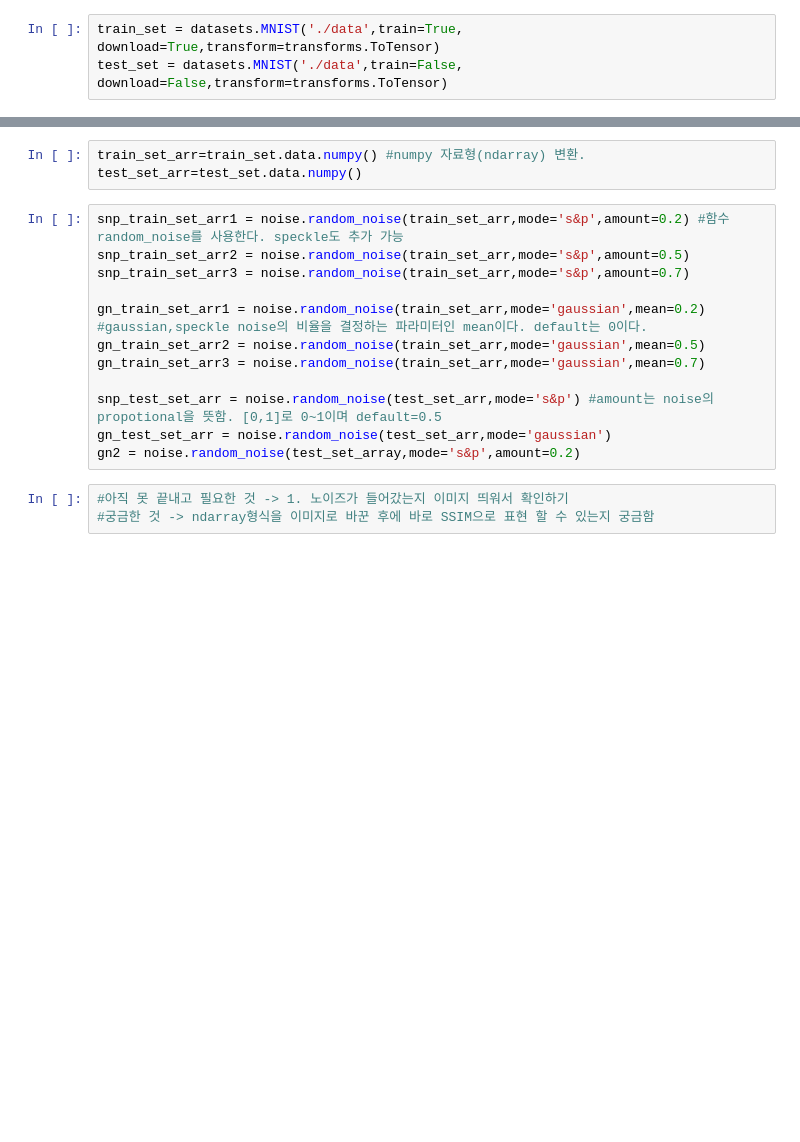
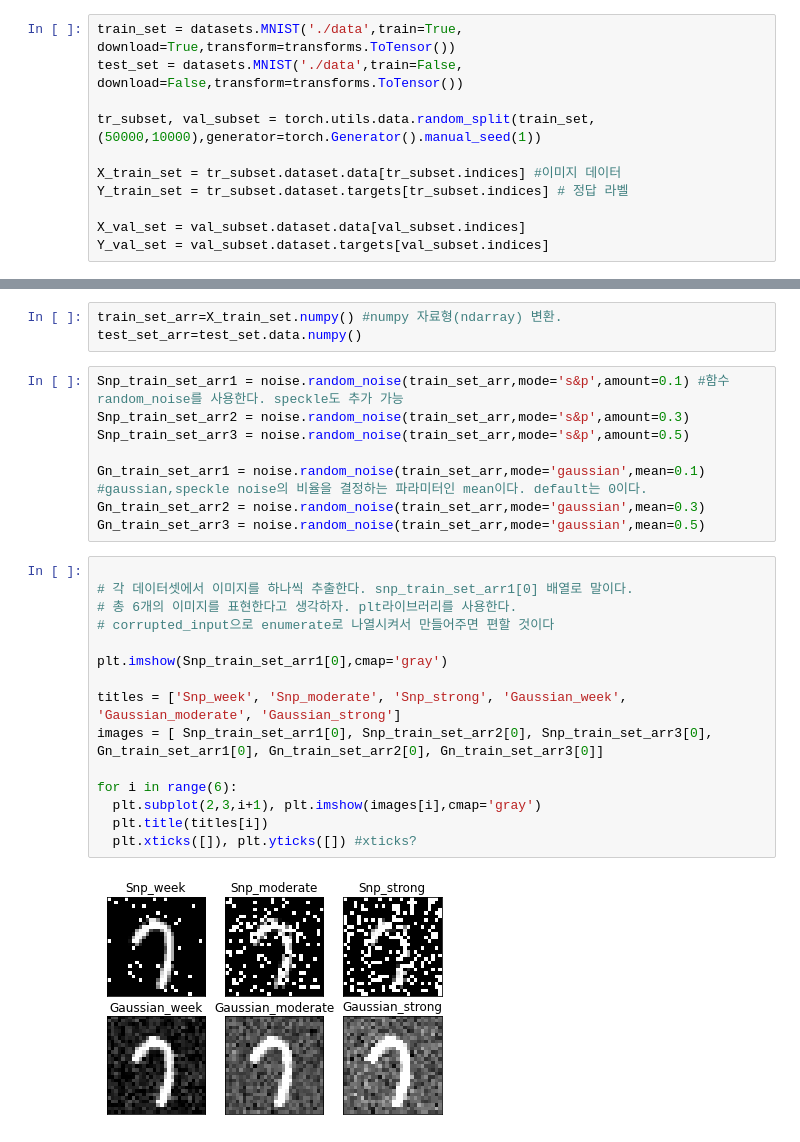
Before and after one commit to wonjae124/2021_Lab_project, a Jupyter notebook: AddNoise.ipynb, the cells around one changed output, grey strips where cells are left out. Drawn from its saved outputs; the diff is of its cells as text; blank space fills up the shorter version.

```diff
--- a/AddNoise.ipynb
+++ b/AddNoise.ipynb
@@ -6,3 +9,11 @@ from torchvision import datasets, transforms
 # %%
-train_set = datasets.MNIST('./data',train=True, download=True,transform=transforms.ToTensor)
-test_set = datasets.MNIST('./data',train=False, download=False,transform=transforms.ToTensor)
+train_set = datasets.MNIST('./data',train=True, download=True,transform=transforms.ToTensor())
+test_set = datasets.MNIST('./data',train=False, download=False,transform=transforms.ToTensor())
+
+tr_subset, val_subset = torch.utils.data.random_split(train_set,(50000,10000),generator=torch.Generator().manual_seed(1))
+
+X_train_set = tr_subset.dataset.data[tr_subset.indices] #이미지 데이터
+Y_train_set = tr_subset.dataset.targets[tr_subset.indices] # 정답 라벨
+
+X_val_set = val_subset.dataset.data[val_subset.indices]
+Y_val_set = val_subset.dataset.targets[val_subset.indices]
@@ -9,18 +36,28 @@ test_set = datasets.MNIST('./data',train=False, download=False,transform=transfo
 # %%
-train_set_arr=train_set.data.numpy() #numpy 자료형(ndarray) 변환.
+train_set_arr=X_train_set.numpy() #numpy 자료형(ndarray) 변환.
 test_set_arr=test_set.data.numpy()
 # %%
-snp_train_set_arr1 = noise.random_noise(train_set_arr,mode='s&p',amount=0.2) #함수 random_noise를 사용한다. speckle도 추가 가능
-snp_train_set_arr2 = noise.random_noise(train_set_arr,mode='s&p',amount=0.5)
-snp_train_set_arr3 = noise.random_noise(train_set_arr,mode='s&p',amount=0.7)
+Snp_train_set_arr1 = noise.random_noise(train_set_arr,mode='s&p',amount=0.1) #함수 random_noise를 사용한다. speckle도 추가 가능
+Snp_train_set_arr2 = noise.random_noise(train_set_arr,mode='s&p',amount=0.3)
+Snp_train_set_arr3 = noise.random_noise(train_set_arr,mode='s&p',amount=0.5)
 
-gn_train_set_arr1 = noise.random_noise(train_set_arr,mode='gaussian',mean=0.2) #gaussian,speckle noise의 비율을 결정하는 파라미터인 mean이다. default는 0이다.
-gn_train_set_arr2 = noise.random_noise(train_set_arr,mode='gaussian',mean=0.5)
-gn_train_set_arr3 = noise.random_noise(train_set_arr,mode='gaussian',mean=0.7)
-
-snp_test_set_arr = noise.random_noise(test_set_arr,mode='s&p') #amount는 noise의 propotional을 뜻함. [0,1]로 0~1이며 default=0.5
-gn_test_set_arr = noise.random_noise(test_set_arr,mode='gaussian')
-gn2 = noise.random_noise(test_set_array,mode='s&p',amount=0.2)
+Gn_train_set_arr1 = noise.random_noise(train_set_arr,mode='gaussian',mean=0.1) #gaussian,speckle noise의 비율을 결정하는 파라미터인 mean이다. default는 0이다.
+Gn_train_set_arr2 = noise.random_noise(train_set_arr,mode='gaussian',mean=0.3)
+Gn_train_set_arr3 = noise.random_noise(train_set_arr,mode='gaussian',mean=0.5)
-# %%
-#아직 못 끝내고 필요한 것 -> 1. 노이즈가 들어갔는지 이미지 띄워서 확인하기
-#궁금한 것 -> ndarray형식을 이미지로 바꾼 후에 바로 SSIM으로 표현 할 수 있는지 궁금함
+# %%
+
+# 각 데이터셋에서 이미지를 하나씩 추출한다. snp_train_set_arr1[0] 배열로 말이다.
+# 총 6개의 이미지를 표현한다고 생각하자. plt라이브러리를 사용한다.
+# corrupted_input으로 enumerate로 나열시켜서 만들어주면 편할 것이다
+
+plt.imshow(Snp_train_set_arr1[0],cmap='gray')
+
+titles = ['Snp_week', 'Snp_moderate', 'Snp_strong', 'Gaussian_week', 'Gaussian_moderate', 'Gaussian_strong']
+images = [ Snp_train_set_arr1[0], Snp_train_set_arr2[0], Snp_train_set_arr3[0], Gn_train_set_arr1[0], Gn_train_set_arr2[0], Gn_train_set_arr3[0]]
+
+for i in range(6):
+  plt.subplot(2,3,i+1), plt.imshow(images[i],cmap='gray')
+  plt.title(titles[i])
+  plt.xticks([]), plt.yticks([]) #xticks?
+# %% [output]
+[figure, added]
```
Also changed, not shown: parts of 10 cells of this notebook.
